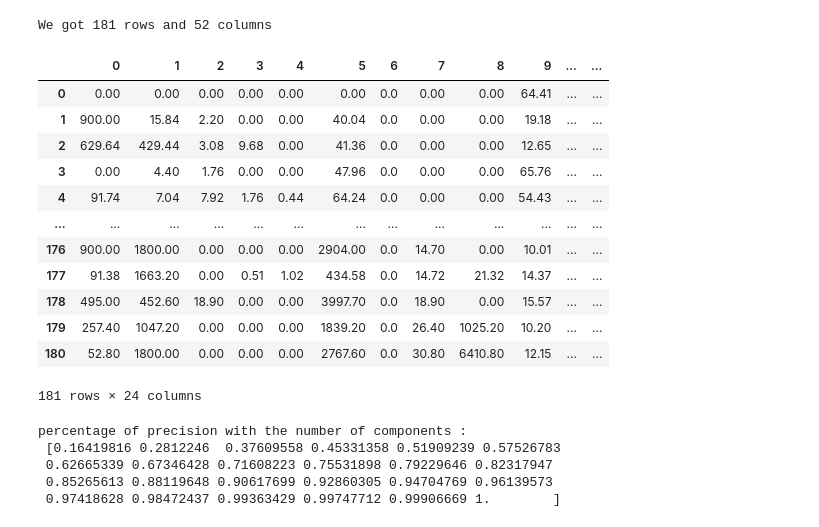
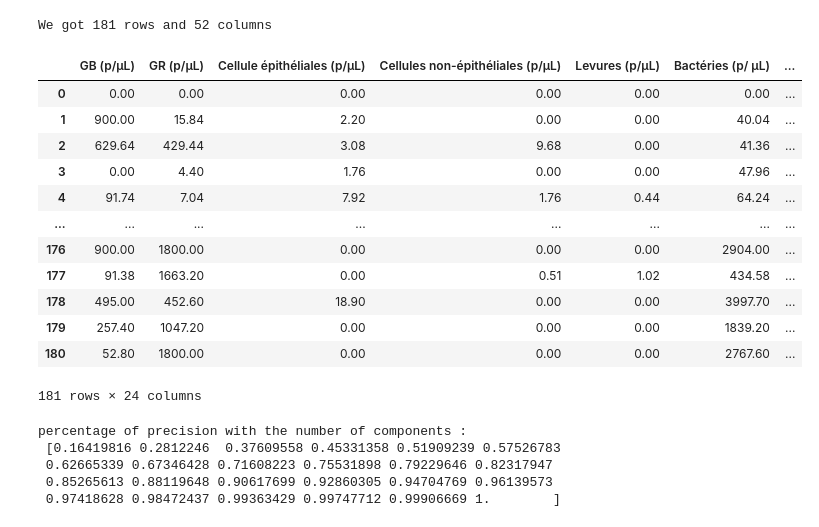
Before and after one commit to Toucan4Life/MicroBioGrowth, a Jupyter notebook: Solver.ipynb, the cells around one changed output. Drawn from its saved outputs; the diff is of its cells as text; code cells hidden in the pictures.

Commit message:
add missing columns

```diff
--- a/Solver.ipynb
+++ b/Solver.ipynb
@@ -14,30 +14,30 @@ We got 181 rows and 52 columns
 # %%
 #Extract Data
 features = dataframe.iloc[:, [2,4,6,8,10,12,14,16,18,20,21,23,24,26,28,30,32,33,35,36,37,38,41,42]]
 target = dataframe.iloc[:, [43]]
 
 #Treat string data as NaN
 pd.options.mode.chained_assignment = None
 for col in features:
     features[col]=pd.to_numeric(features[col], errors='coerce')
 
 #Replace NaN by mean value
 imp = SimpleImputer(missing_values=pd.NA, strategy='mean')
-features=pd.DataFrame(imp.fit_transform(features))
+features=pd.DataFrame(imp.fit_transform(features), columns=features.columns)
 features
 # %% [output]
-|  | 0 | 1 | 2 | 3 | 4 | 5 | 6 | 7 | 8 | 9 | ... | ... |
-| 0 | 0.00 | 0.00 | 0.00 | 0.00 | 0.00 | 0.00 | 0.0 | 0.00 | 0.00 | 64.41 | ... | ... |
-| 1 | 900.00 | 15.84 | 2.20 | 0.00 | 0.00 | 40.04 | 0.0 | 0.00 | 0.00 | 19.18 | ... | ... |
-| 2 | 629.64 | 429.44 | 3.08 | 9.68 | 0.00 | 41.36 | 0.0 | 0.00 | 0.00 | 12.65 | ... | ... |
-| 3 | 0.00 | 4.40 | 1.76 | 0.00 | 0.00 | 47.96 | 0.0 | 0.00 | 0.00 | 65.76 | ... | ... |
-| 4 | 91.74 | 7.04 | 7.92 | 1.76 | 0.44 | 64.24 | 0.0 | 0.00 | 0.00 | 54.43 | ... | ... |
-| ... | ... | ... | ... | ... | ... | ... | ... | ... | ... | ... | ... | ... |
-| 176 | 900.00 | 1800.00 | 0.00 | 0.00 | 0.00 | 2904.00 | 0.0 | 14.70 | 0.00 | 10.01 | ... | ... |
-| 177 | 91.38 | 1663.20 | 0.00 | 0.51 | 1.02 | 434.58 | 0.0 | 14.72 | 21.32 | 14.37 | ... | ... |
-| 178 | 495.00 | 452.60 | 18.90 | 0.00 | 0.00 | 3997.70 | 0.0 | 18.90 | 0.00 | 15.57 | ... | ... |
-| 179 | 257.40 | 1047.20 | 0.00 | 0.00 | 0.00 | 1839.20 | 0.0 | 26.40 | 1025.20 | 10.20 | ... | ... |
-| 180 | 52.80 | 1800.00 | 0.00 | 0.00 | 0.00 | 2767.60 | 0.0 | 30.80 | 6410.80 | 12.15 | ... | ... |
+|  | GB (p/µL) | GR (p/µL) | Cellule épithéliales (p/µL) | Cellules non-épithéliales (p/µL) | Levures (p/µL) | Bactéries (p/ µL) | ... |
+| 0 | 0.00 | 0.00 | 0.00 | 0.00 | 0.00 | 0.00 | ... |
+| 1 | 900.00 | 15.84 | 2.20 | 0.00 | 0.00 | 40.04 | ... |
+| 2 | 629.64 | 429.44 | 3.08 | 9.68 | 0.00 | 41.36 | ... |
+| 3 | 0.00 | 4.40 | 1.76 | 0.00 | 0.00 | 47.96 | ... |
+| 4 | 91.74 | 7.04 | 7.92 | 1.76 | 0.44 | 64.24 | ... |
+| ... | ... | ... | ... | ... | ... | ... | ... |
+| 176 | 900.00 | 1800.00 | 0.00 | 0.00 | 0.00 | 2904.00 | ... |
+| 177 | 91.38 | 1663.20 | 0.00 | 0.51 | 1.02 | 434.58 | ... |
+| 178 | 495.00 | 452.60 | 18.90 | 0.00 | 0.00 | 3997.70 | ... |
+| 179 | 257.40 | 1047.20 | 0.00 | 0.00 | 0.00 | 1839.20 | ... |
+| 180 | 52.80 | 1800.00 | 0.00 | 0.00 | 0.00 | 2767.60 | ... |
 181 rows × 24 columns
 # %%
 #Problem space has >10 dimensions, we fall into https://en.wikipedia.org/wiki/Curse_of_dimensionality.
```
